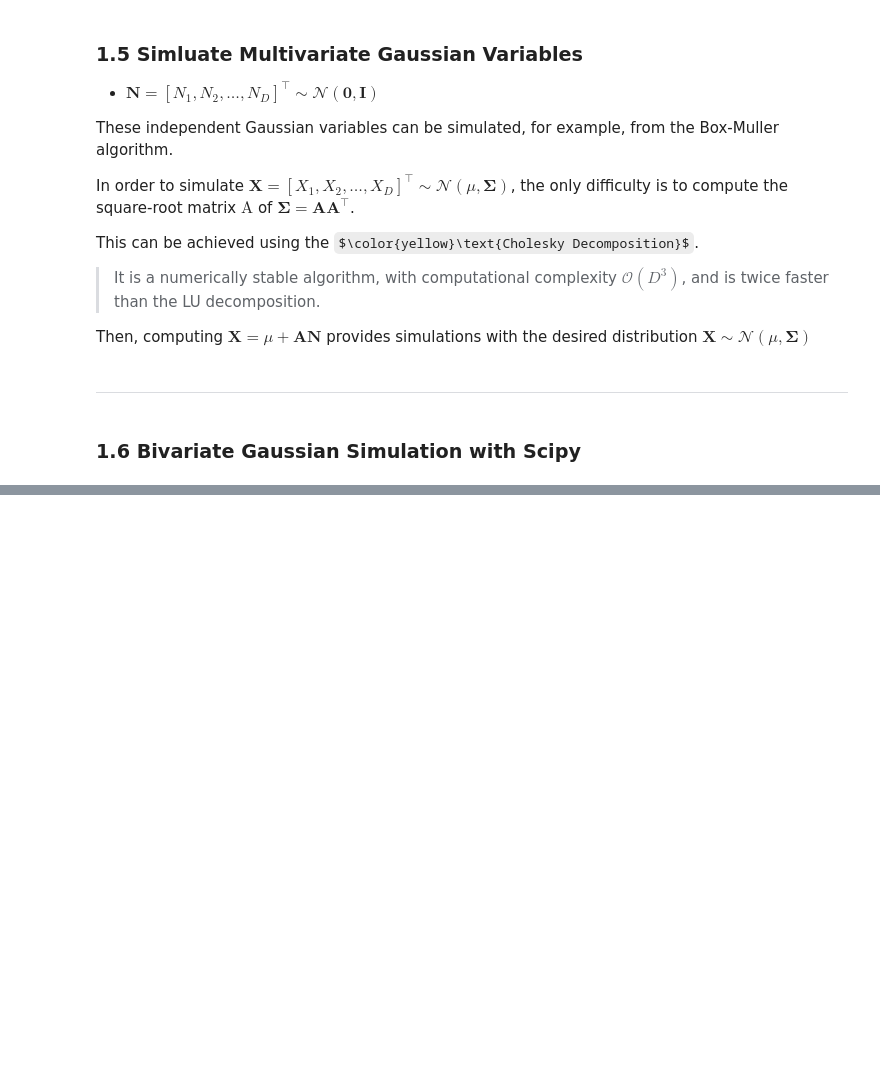
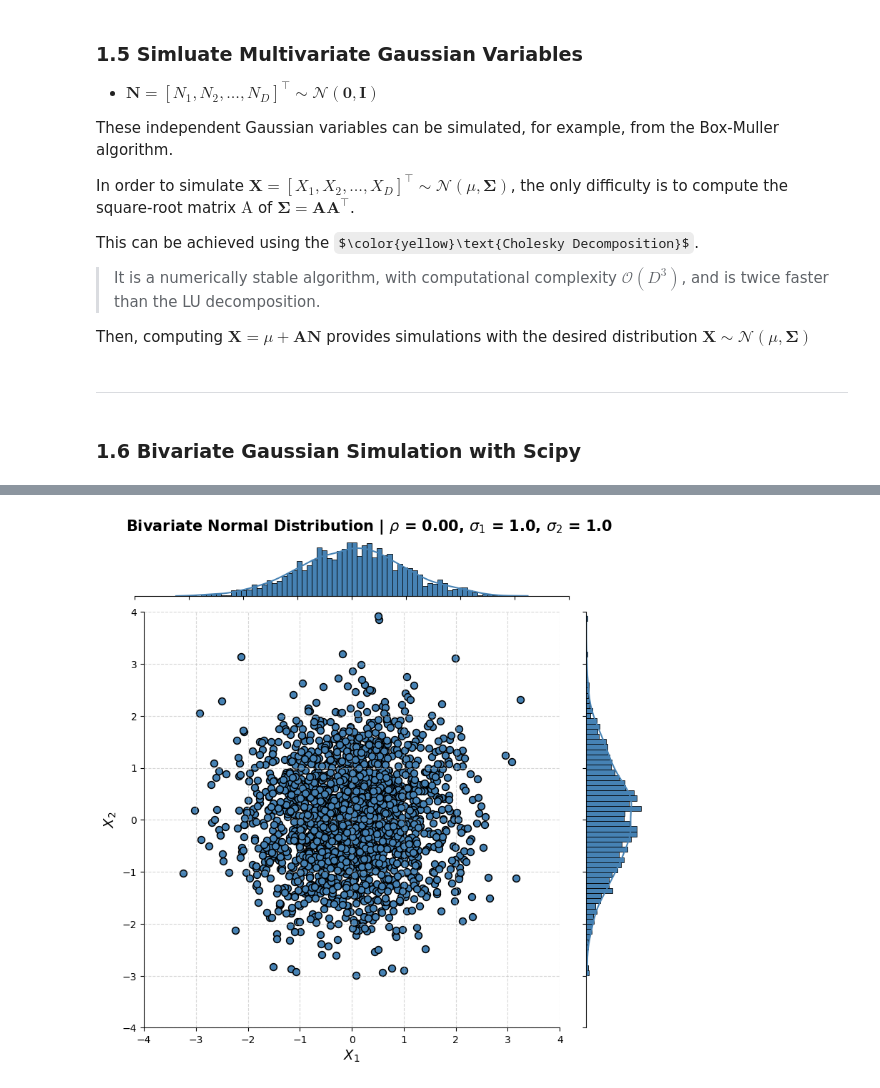
Before and after one commit to CczMind/Investment-Practice, a Jupyter notebook: NandS_TechniquesInFinance/6_Multivariate_Simulation.ipynb, the cells around one changed output, grey strips where cells are left out. Cells and saved outputs as stored; diff of their text form; code cells hidden in the pictures; some formulas as TeX source; blank space fills up the shorter version.

```diff
--- a/NandS_TechniquesInFinance/6_Multivariate_Simulation.ipynb
+++ b/NandS_TechniquesInFinance/6_Multivariate_Simulation.ipynb
@@ -366,0 +326,59 @@ plt.show()
+# %%
+import numpy as np
+import seaborn as sns
+import matplotlib.pyplot as plt
+from scipy.stats import multivariate_normal
+
+def create_bivariate_normal_scatter_plot(
+    mu = np.array([0, 0]), sigma1 = 1.0, sigma2 = 1.0, rho = 0.0,
+    n_samples = 2000, random_state = 42
+) -> np.ndarray:
+    """
+    Create a joint distribution plot of a bivariate normal distribution
+
+    Parameters:
+    mu: Mean vector, default is [0, 0]
+    sigma1, sigma2: Standard deviations
+    rho: Correlation coefficient
+    n_samples: Number of samples
+    random_state: Random seed
+    """
+    # Create covariance matrix
+    cov_matrix = np.array([
+        [sigma1 ** 2, rho * sigma1 * sigma2],
+        [rho * sigma1 * sigma2, sigma2 ** 2]
+    ])
+
+    # Generate multivariate normal distribution samples
+    X = multivariate_normal.rvs(
+        mean = mu, cov = cov_matrix,
+        size = n_samples, random_state = random_state
+    )
+
+    # plt.figure(figsize = (8, 8))
+    g = sns.jointplot(
+        x = X[:, 0], y = X[:, 1],
+        kind = 'scatter',
+        color = "steelblue", s = 200, marker = ".", alpha = 1, edgecolor = "black",
+        marginal_kws = dict(kde = True, fill = True, alpha = 1, color = 'steelblue', bins = 70),
+        height = 8,
+        ratio = 6
+    )
+    g.ax_joint.set_xlim([-4, 4])
+    g.ax_joint.set_ylim([-4, 4])
+    g.ax_joint.set_aspect('equal')
+    g.ax_joint.set_xlabel('$X_1$', fontsize = 14, fontweight = 'bold')
+    g.ax_joint.set_ylabel('$X_2$', fontsize = 14, fontweight = 'bold')
+    g.ax_joint.grid(True, linestyle = '--', alpha = 0.5)
+    title = (f'Bivariate Normal Distribution | $\\rho$ = {rho:.2f}, $\\sigma_1$ = {sigma1}, $\\sigma_2$ = {sigma2}')
+    plt.suptitle(title, fontsize=15, fontweight='bold', y=0.97)
+    plt.tight_layout()
+    # plt.savefig("./bivariate_normal_distribution_scatter.svg", format="svg", bbox_inches="tight")
+    plt.show()
+
+    return X
+
+mu, sigma1, sigma2, rho, n_samples = np.array([0, 0]), 1.0, 1.0, 0.0, 2000
+samples = create_bivariate_normal_scatter_plot(mu = mu, sigma1 = sigma1, sigma2 = sigma2, rho = rho, n_samples = n_samples)
+# %% [output]
+[figure, added]
```
Also changed, not shown: parts of 5 cells of this notebook.
